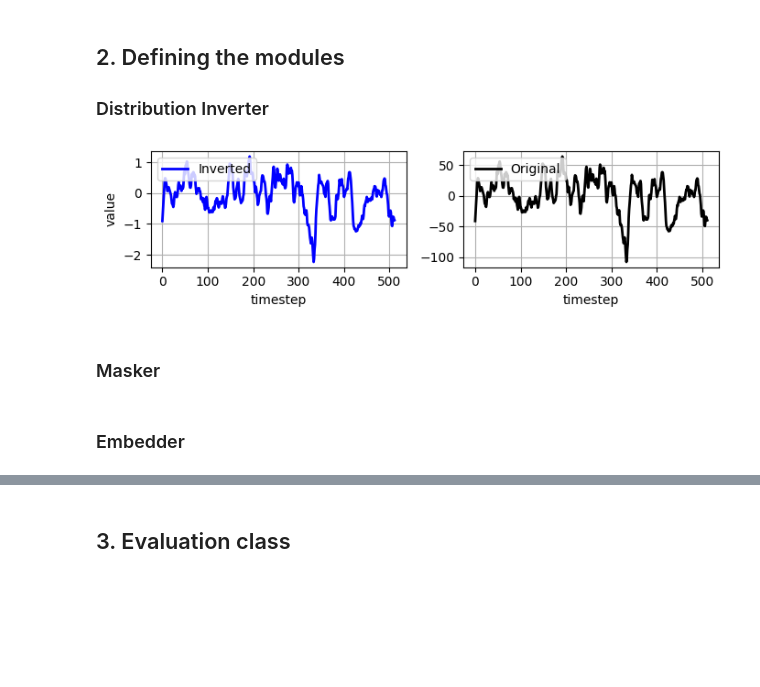
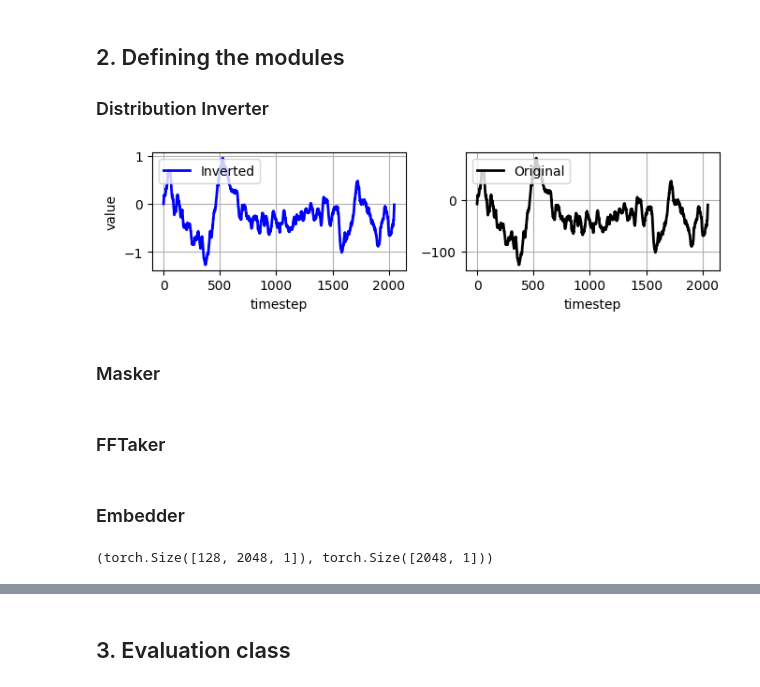
Before and after one commit to azaho/bfm, a Jupyter notebook: exp_single_electrode_new_ajile.ipynb, the cells around one changed output, grey strips where cells are left out. Drawn from its saved outputs; the diff is of its cells as text; code cells hidden in the pictures; blank space fills up the shorter version.

```diff
--- a/exp_single_electrode_new_ajile.ipynb
+++ b/exp_single_electrode_new_ajile.ipynb
@@ -11,14 +11,26 @@ import torch.nn as nn
 from train_utils import log
 import random
 
+AJILE = False
+
 device = torch.device('cuda' if torch.cuda.is_available() else 'cpu')
 log(f'Using device: {device}')
 dtype = torch.bfloat16
 
-subject_id, trial_id = 3, 4
-window_size = 512
-subject = AjileSubject(subject_id, cache=True)
-electrode_subset = ["10GRID"]
+subject_id, trial_id = (3, 4) if AJILE else (3, 0)
+window_size = 512 if AJILE else 2048
+subject = AjileSubject(subject_id, cache=True) if AJILE else BrainTreebankSubject(subject_id, cache=True)
+electrode_subset = ["10GRID"] if AJILE else [ 'F3d1',
+ 'F3d2',
+ 'F3d3',
+ 'F3d4',
+ 'F3d5',
+ 'F3d6',
+ 'F3d7',
+ 'F3d8',
+ 'F3d9',
+ 'F3d10',]
+eval_electrode_index = 0 if AJILE else 4
 subject.set_electrode_subset(electrode_subset)
 dataset = SubjectTrialDataset_SingleElectrode(subject, trial_id, window_size=window_size, dtype=dtype, unsqueeze_electrode_dimension=False, electrodes_subset=electrode_subset)
 log("Data shape: " + str(dataset[0]['data'].shape))
@@ -45,34 +57,34 @@ class DistributionInverter(BFModule):
 # %%
 # Create samples from 10 random indices of the dataset
 samples = torch.cat([dataset[random.randint(0, len(dataset)-1)]['data'].flatten() for _ in range(100)])
-inverter = DistributionInverter(samples=samples)
+inverter = DistributionInverter(samples=samples).to(device, dtype=dtype)
 # %%
 import matplotlib.pyplot as plt
 
 # Get the data
 example_idx = 1000
-inverted_data = inverter(dataset[example_idx]['data'].unsqueeze(0)).detach().cpu().float().numpy().flatten()
+inverted_data = inverter(dataset[example_idx]['data'].unsqueeze(0).to(device, dtype=dtype)).detach().cpu().float().numpy().flatten()
 original_data = dataset[example_idx]['data'].unsqueeze(0).detach().cpu().float().numpy().flatten()
 
 # Create two subplots
 fig, (ax1, ax2) = plt.subplots(1, 2, figsize=(7, 2))
 
 # Plot inverted data on first axis
 ax1.plot(inverted_data, color='blue', linewidth=2, label='Inverted')
 ax1.set_xlabel('timestep')
 ax1.set_ylabel('value')
 ax1.grid(True)
 ax1.legend(loc='upper left')
 
 # Plot original data on second axis
 ax2.plot(original_data, color='k', linewidth=2, label='Original')
 ax2.set_xlabel('timestep')
 ax2.grid(True)
 ax2.legend(loc='upper left')
 
 plt.tight_layout()
 plt.show()
 # %% [output]
-[figure, old version]
+[figure, new version]
 # %% [markdown]
 ### Masker
@@ -108,0 +127,2 @@ class Masker(BFModule):
+# %% [markdown]
+### FFTaker
@@ -203,0 +296,6 @@ inverter = DistributionInverter(samples=samples).to(device, dtype=dtype)
+# %%
+masker = Masker(p_masked_intervals=0.5)
+masked_x, mask = masker.forward(batch_data)
+masked_x.shape, mask.shape
+# %% [output]
+(torch.Size([128, 2048, 1]), torch.Size([2048, 1]))
```
Also changed, not shown: parts of 14 cells of this notebook, 6 other files.
